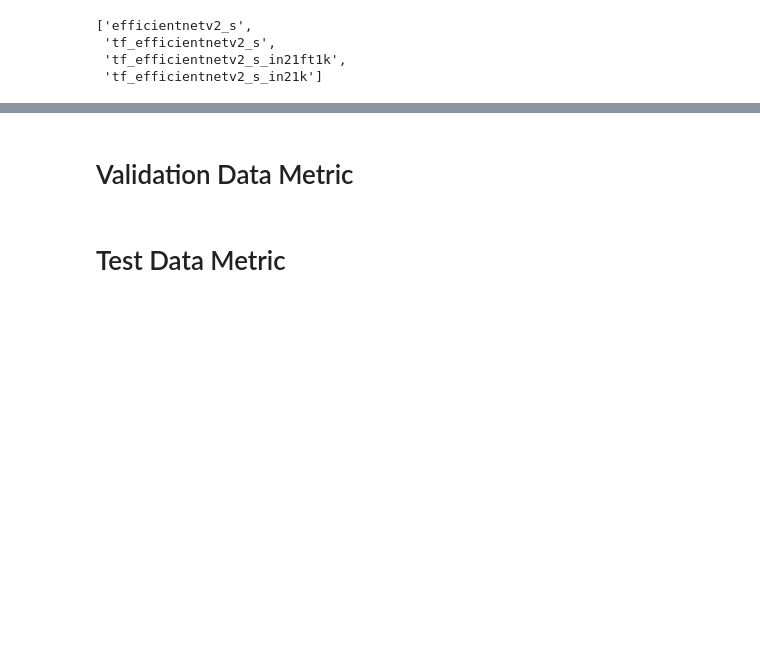
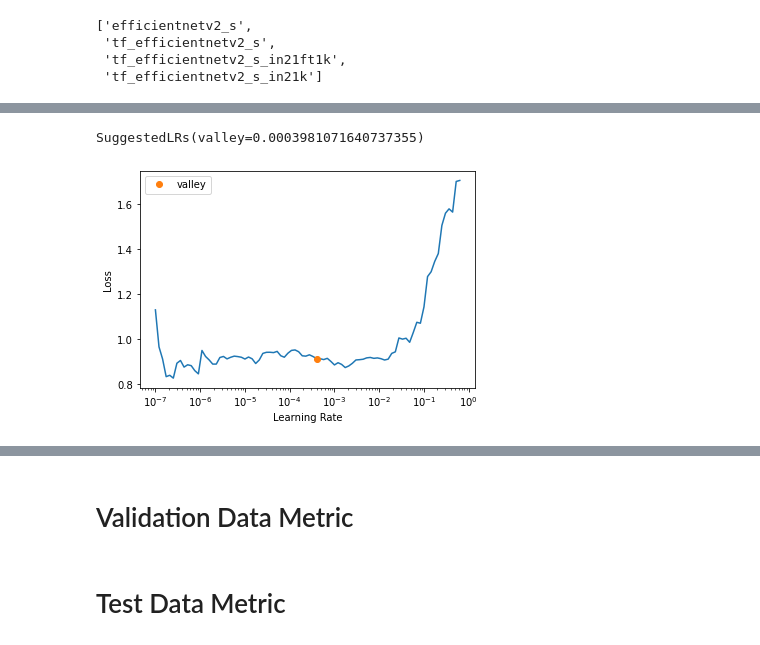
Before and after one commit to taaha/Breast_cancer_detection_from_mamograms, a Jupyter notebook: under-sampling-768-tf-efficientnetv2-s-ft.ipynb, the cells around one changed output, grey strips where cells are left out. Cells and saved outputs as stored; diff of their text form; code cells hidden in the pictures; blank space fills up the shorter version.

```diff
--- a/under-sampling-768-tf-efficientnetv2-s-ft.ipynb
+++ b/under-sampling-768-tf-efficientnetv2-s-ft.ipynb
@@ -141,0 +155,3 @@ learn.fine_tune(6, freeze_epochs=3)
+# %%
+#3e-5
+learn.fit_one_cycle(3, 3e-5)
@@ -141,0 +163,3 @@ learn.fine_tune(6, freeze_epochs=3)
+# %%
+learn.lr_find()
+# %% [output]
@@ -141,0 +167,2 @@ learn.fine_tune(6, freeze_epochs=3)
+SuggestedLRs(valley=0.0003981071640737355)
+[figure, added]
```
Also changed, not shown: parts of 10 cells of this notebook.
